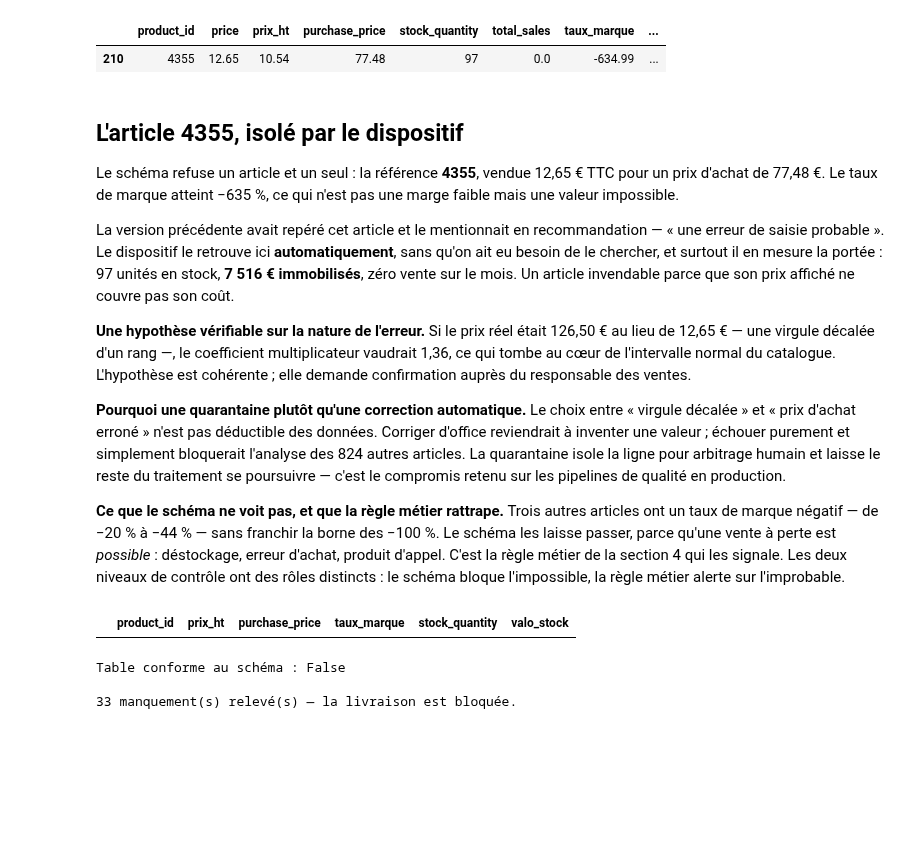
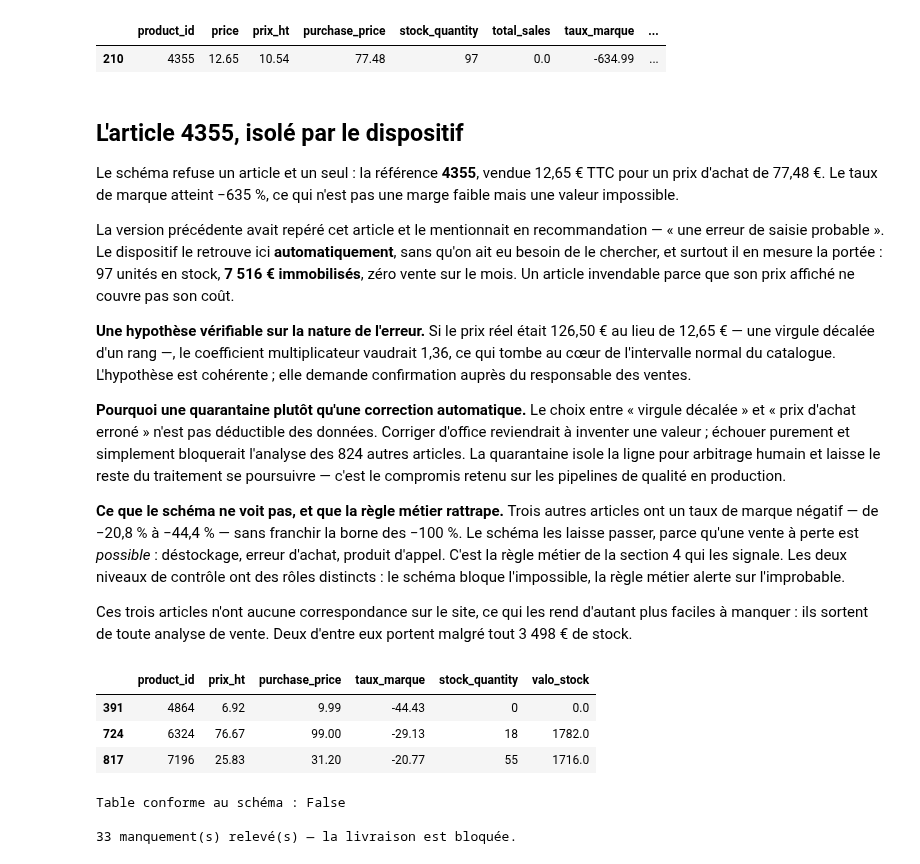
Before and after one commit to aroulmano/bottleneck-v2, a Jupyter notebook: notebooks/02_analyse_amelioree.ipynb, the cells around one changed output. Drawn from its saved outputs; the diff is of its cells as text; code cells hidden in the pictures; blank space fills up the shorter version.

Commit message:
Relecture factuelle : cellule des marges negatives filtrait sur le perimetre web et sortait vide, assiette du prix cite precisee

```diff
--- a/notebooks/02_analyse_amelioree.ipynb
+++ b/notebooks/02_analyse_amelioree.ipynb
@@ -1026,16 +1026,25 @@ autres articles. La quarantaine isole la ligne pour arbitrage humain et laisse l
 traitement se poursuivre — c'est le compromis retenu sur les pipelines de qualité en production.
 
 **Ce que le schéma ne voit pas, et que la règle métier rattrape.** Trois autres articles ont un
-taux de marque négatif — de −20 % à −44 % — sans franchir la borne des −100 %. Le schéma les
+taux de marque négatif — de −20,8 % à −44,4 % — sans franchir la borne des −100 %. Le schéma les
 laisse passer, parce qu'une vente à perte est *possible* : déstockage, erreur d'achat, produit
 d'appel. C'est la règle métier de la section 4 qui les signale. Les deux niveaux de contrôle ont
 des rôles distincts : le schéma bloque l'impossible, la règle métier alerte sur l'improbable.
+
+Ces trois articles n'ont aucune correspondance sur le site, ce qui les rend d'autant plus faciles
+à manquer : ils sortent de toute analyse de vente. Deux d'entre eux portent malgré tout 3 498 €
+de stock.
-# %%
-vendus[(vendus["taux_marque"] < 0) & (vendus["product_id"] != 4355)][
-    ["product_id", "prix_ht", "purchase_price", "taux_marque", "stock_quantity", "valo_stock"]
-].round(2)
-# %% [output]
-|  | product_id | prix_ht | purchase_price | taux_marque | stock_quantity | valo_stock |
+# %%
+# Sur `table` et non sur `vendus` : ces trois articles n'ont aucune correspondance web,
+# ils sortiraient donc du filtre alors que ce sont précisément eux que la règle signale.
+table[(table["taux_marque"] < 0) & (table["product_id"] != 4355)][
+    ["product_id", "prix_ht", "purchase_price", "taux_marque", "stock_quantity", "valo_stock"]
+].round(2)
+# %% [output]
+|  | product_id | prix_ht | purchase_price | taux_marque | stock_quantity | valo_stock |
+| 391 | 4864 | 6.92 | 9.99 | -44.43 | 0 | 0.0 |
+| 724 | 6324 | 76.67 | 99.00 | -29.13 | 18 | 1782.0 |
+| 817 | 7196 | 25.83 | 31.20 | -20.77 | 55 | 1716.0 |
 # %%
 # Démonstration : on réintroduit l'erreur de la version précédente et on vérifie que le
 # dispositif la refuse. C'est la preuve que le garde-fou fonctionne, et non une simple déclaration.
```
Also changed, not shown: parts of 1 cell of this notebook, 1 other file.
